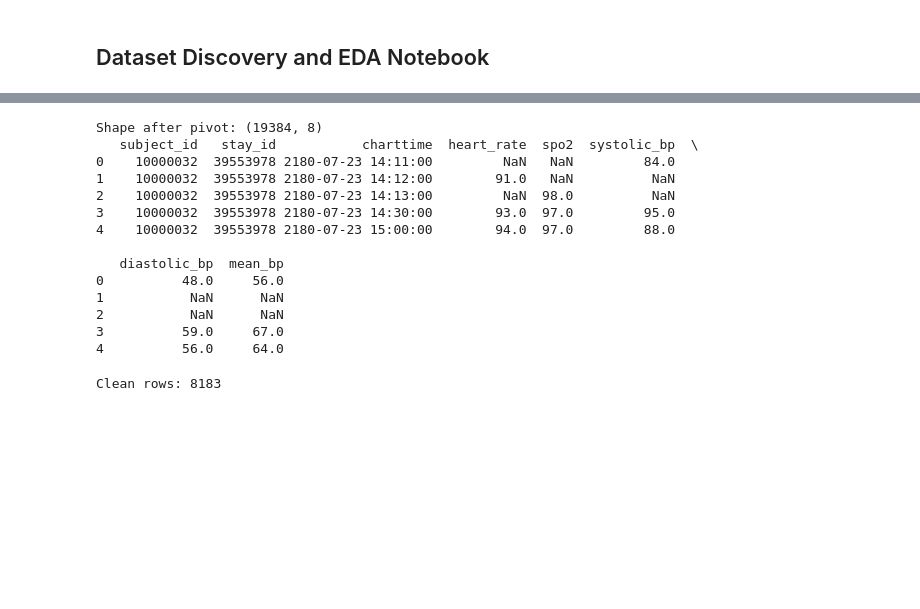
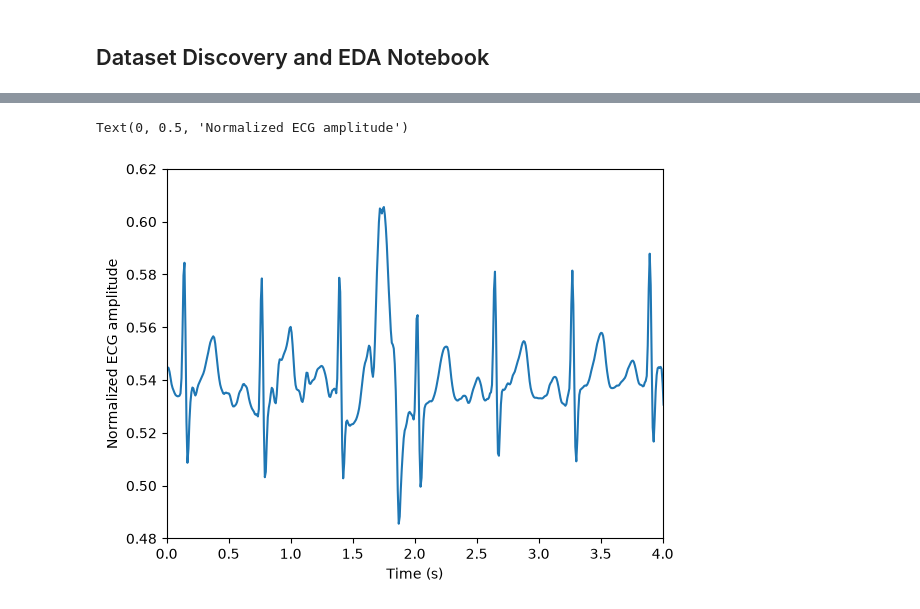
Before and after one commit to moraesand/HRV-BP-Correlation-Project, a Jupyter notebook: Untitled.ipynb, the cells around one changed output, grey strips where cells are left out. Drawn from its saved outputs; the diff is of its cells as text; code cells hidden in the pictures; blank space fills up the shorter version.

```diff
--- a/Untitled.ipynb
+++ b/Untitled.ipynb
@@ -79,51 +41,21 @@ Rows after range filter: 68739
 # %%
-df = df[["subject_id", "stay_id", "charttime", "measurement", "valuenum"]]
+type(windows["ECG_F"][0][0])
+type(windows["T"][0][0])
+windows["ECG_F"][0][0].shape
 
-df_pivot = df.pivot_table(
-    index=["subject_id", "stay_id", "charttime"],
-    columns="measurement",
-    values="valuenum",
-    aggfunc="mean"
-).reset_index()
-
-df_pivot.columns.name = None
-df_pivot["charttime"] = pd.to_datetime(df_pivot["charttime"])
-
-# Combine invasive + cuff into single columns
-# Prefer invasive when both exist, fall back to cuff
-df_pivot["systolic_bp"]  = df_pivot["systolic_bp_inv"].combine_first(df_pivot["systolic_bp_cuff"])
-df_pivot["diastolic_bp"] = df_pivot["diastolic_bp_inv"].combine_first(df_pivot["diastolic_bp_cuff"])
-df_pivot["mean_bp"]      = df_pivot["mean_bp_inv"].combine_first(df_pivot["mean_bp_cuff"])
-
-# Drop the original split columns
-df_pivot = df_pivot.drop(columns=[
-    "systolic_bp_inv", "systolic_bp_cuff",
-    "diastolic_bp_inv", "diastolic_bp_cuff",
-    "mean_bp_inv", "mean_bp_cuff"
-])
-
-print("Shape after pivot:", df_pivot.shape)
-print(df_pivot.head())
+ecg = windows["ECG_F"][0][0]
+t = windows["T"][0][0]
-# %% [output]
-Shape after pivot: (19384, 8)
-   subject_id   stay_id           charttime  heart_rate  spo2  systolic_bp  \
-0    10000032  39553978 2180-07-23 14:11:00         NaN   NaN         84.0
-1    10000032  39553978 2180-07-23 14:12:00        91.0   NaN          NaN
-2    10000032  39553978 2180-07-23 14:13:00         NaN  98.0          NaN
-3    10000032  39553978 2180-07-23 14:30:00        93.0  97.0         95.0
-4    10000032  39553978 2180-07-23 15:00:00        94.0  97.0         88.0
-
-   diastolic_bp  mean_bp
-0          48.0     56.0
-1           NaN      NaN
-2           NaN      NaN
-3          59.0     67.0
-4          56.0     64.0
 # %%
-df_pivot = df_pivot.dropna(
-    subset=["heart_rate", "spo2", "systolic_bp", "diastolic_bp", "mean_bp"]
-)
-print("Clean rows:", df_pivot.shape[0])
+t[:5] # 125 Hz (deltat = 0.008 sec)
+
+import matplotlib.pyplot as plt
+
+plt.plot(t - t[0], ecg)
+plt.xlim(0, 4)
+plt.ylim(0.48, 0.62)
+plt.xlabel("Time (s)")
+plt.ylabel("Normalized ECG amplitude")
 # %% [output]
-Clean rows: 8183
+Text(0, 0.5, 'Normalized ECG amplitude')
+[figure, added]
 # %%
```
Also changed, not shown: parts of 21 cells of this notebook.
